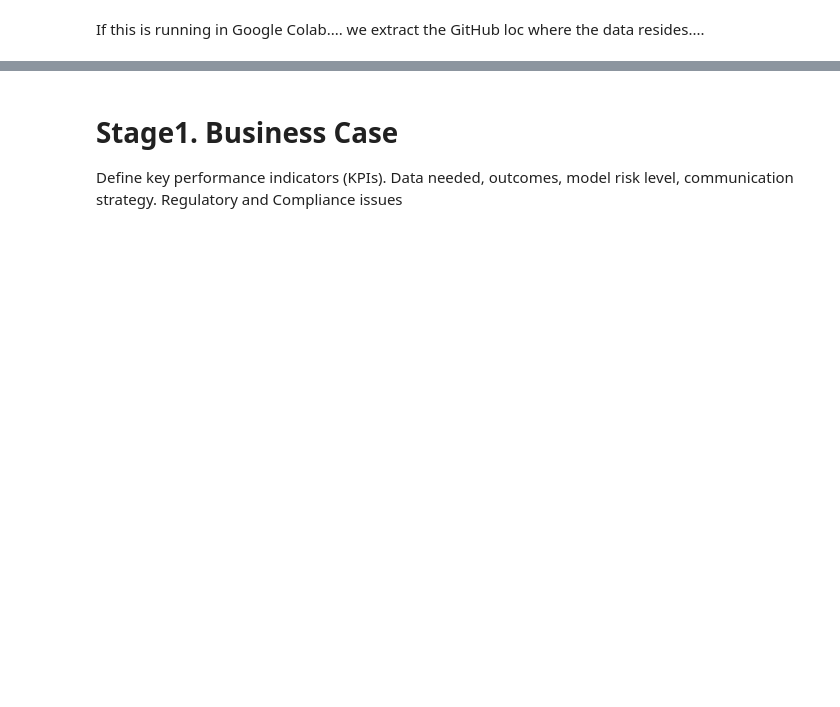
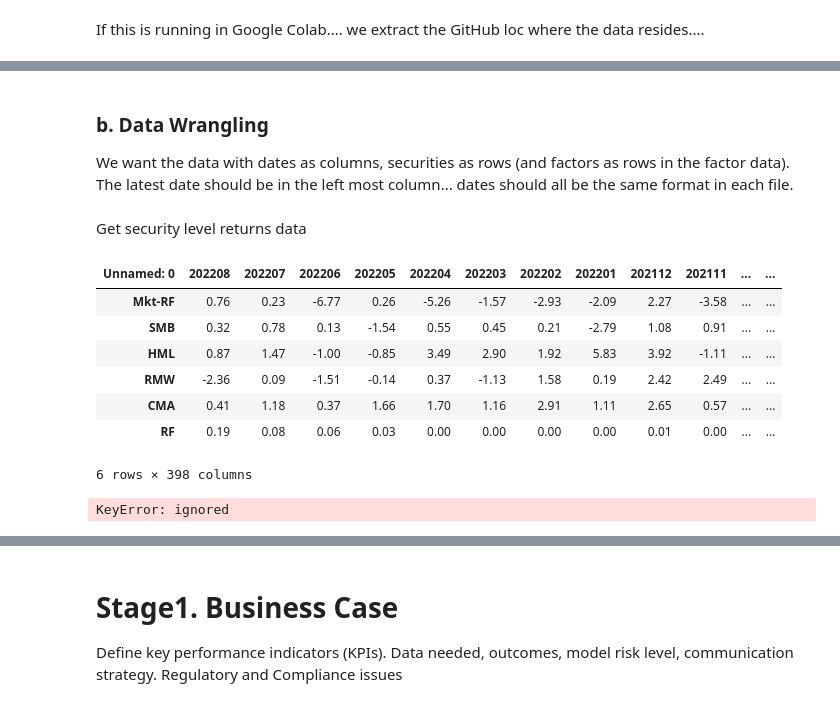
Before and after one commit to danphilps/Investment-SAI, a Jupyter notebook: M6_Investment.ipynb, the cells around one changed output, grey strips where cells are left out. Saved outputs shown, nothing was run; the diff lists cells and outputs as text; code cells hidden in the pictures; blank space fills up the shorter version.

```diff
--- a/M6_Investment.ipynb
+++ b/M6_Investment.ipynb
@@ -44,0 +93,18 @@ df_raw = pd.read_csv(loc)
+# %%
+# Extract into a dataframe
+df_ff_factors = pd.read_csv('Emerging_5_Factors.csv', skiprows = 3)
+
+# Data wrangling... remove invalid rows (annual factors)
+# There is white space in the date columns... strip this out
+df_ff_factors.iloc[:,0] = df_ff_factors.iloc[:,0].str.strip()
+
+# Find the start of the invalid rows and remove them all...
+for row in range(1,df_ff_factors.shape[0]):
+  if df_ff_factors.iloc[row,0].isnumeric() == False:
+    break
+df_ff_factors = df_ff_factors.drop(df_ff_factors.index[row:])
+# %% [markdown]
+### b. Data Wrangling
+
+We want the data with dates as columns, securities as rows (and factors as rows in the factor data).
+The latest date should be in the left most column... dates should all be the same format in each file.
@@ -44,0 +114,24 @@ df_raw = pd.read_csv(loc)
+# %%
+# Columns as dates (latest date in the left col), rows are factors or securities...
+df_ff_factors = df_ff_factors.sort_values(by=df_ff_factors.columns[0], ascending=False)
+df_ff_factors = df_ff_factors.transpose()
+# Set columns as dates
+df_ff_factors.columns = df_ff_factors.iloc[0, :]
+df_ff_factors = df_ff_factors.iloc[1:, :]
+# %% [markdown]
+Get security level returns data
+# %%
+df_ff_factors
+# %% [output]
+| Unnamed: 0 | 202208 | 202207 | 202206 | 202205 | 202204 | 202203 | 202202 | 202201 | 202112 | 202111 | ... | ... |
+| Mkt-RF | 0.76 | 0.23 | -6.77 | 0.26 | -5.26 | -1.57 | -2.93 | -2.09 | 2.27 | -3.58 | ... | ... |
+| SMB | 0.32 | 0.78 | 0.13 | -1.54 | 0.55 | 0.45 | 0.21 | -2.79 | 1.08 | 0.91 | ... | ... |
+| HML | 0.87 | 1.47 | -1.00 | -0.85 | 3.49 | 2.90 | 1.92 | 5.83 | 3.92 | -1.11 | ... | ... |
+| RMW | -2.36 | 0.09 | -1.51 | -0.14 | 0.37 | -1.13 | 1.58 | 0.19 | 2.42 | 2.49 | ... | ... |
+| CMA | 0.41 | 1.18 | 0.37 | 1.66 | 1.70 | 1.16 | 2.91 | 1.11 | 2.65 | 0.57 | ... | ... |
+| RF | 0.19 | 0.08 | 0.06 | 0.03 | 0.00 | 0.00 | 0.00 | 0.00 | 0.01 | 0.00 | ... | ... |
+6 rows × 398 columns
+# %%
+df_ff_factors = df_ff_factors.sort_values(by=[1], ascending=False)
+# %% [output]
+KeyError: ignored
```
Also changed, not shown: parts of 61 cells of this notebook.
